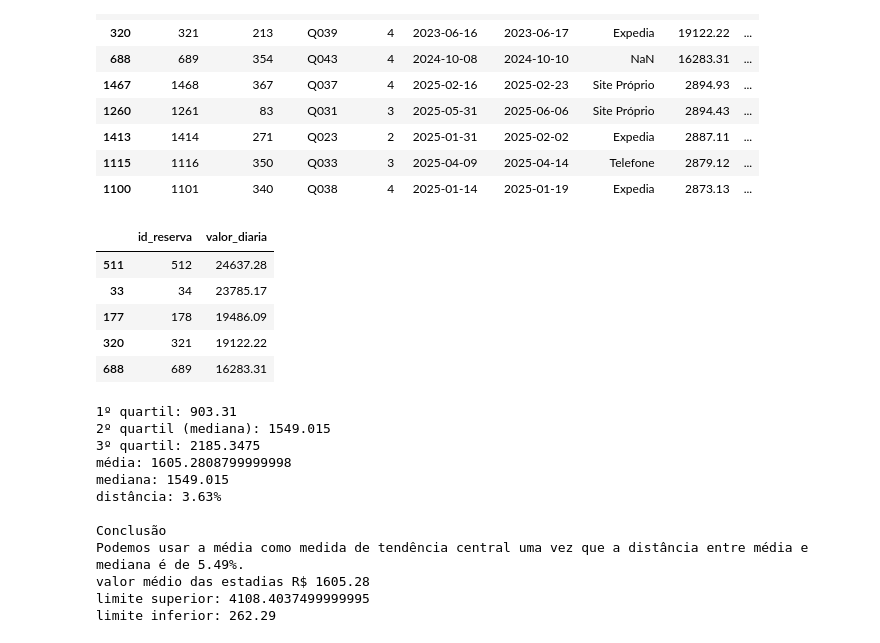
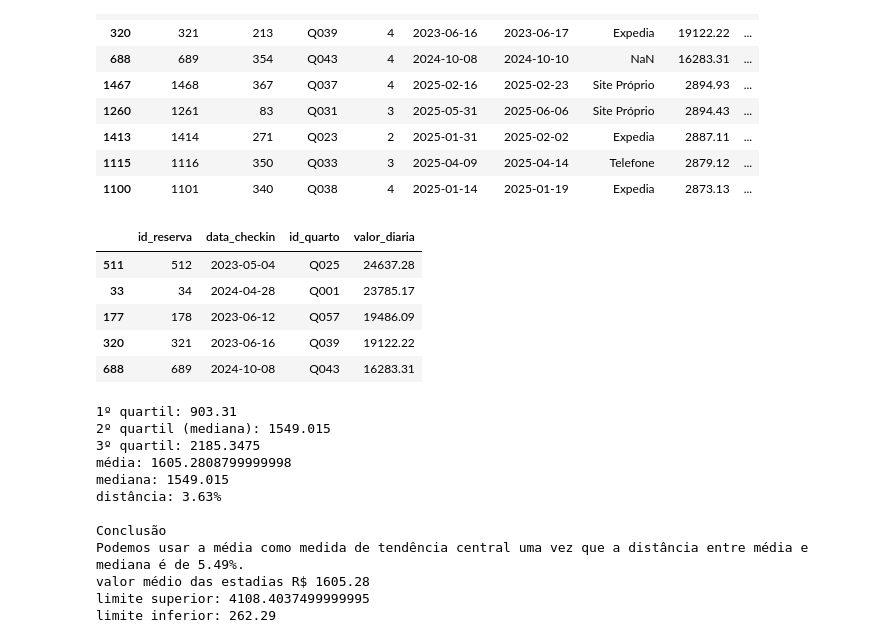
Before and after one commit to alexxjustino/ProjetoNaraSenac, a Jupyter notebook: AlexProjetoNaraSenac.ipynb, the cells around one changed output. Saved outputs shown, nothing was run; the diff lists cells and outputs as text; code cells hidden in the pictures.

```diff
--- a/AlexProjetoNaraSenac.ipynb
+++ b/AlexProjetoNaraSenac.ipynb
@@ -218,15 +279,15 @@ df_reservas_total.sort_values(by='valor_diaria', ascending=False).head(10)
 #remov_nan = df_reservas_total.drop(df_reservas_total[df_reservas_total['valor_diaria'].isna()])
 # %%
 #Valores de diária extremamente altos,acima de R$ 15.000 (outliers)
-df_reservas_quarto = df_reservas_total.groupby('id_reserva')['valor_diaria'].sum().reset_index()
+df_reservas_quarto = df_reservas_total.groupby ([ 'id_reserva', 'data_checkin','id_quarto'] )['valor_diaria'].sum().reset_index()
 df_reservas_quarto.sort_values(by='valor_diaria', ascending=False).head(5)
 # %% [output]
-|  | id_reserva | valor_diaria |
-| 511 | 512 | 24637.28 |
-| 33 | 34 | 23785.17 |
-| 177 | 178 | 19486.09 |
-| 320 | 321 | 19122.22 |
-| 688 | 689 | 16283.31 |
+|  | id_reserva | data_checkin | id_quarto | valor_diaria |
+| 511 | 512 | 2023-05-04 | Q025 | 24637.28 |
+| 33 | 34 | 2024-04-28 | Q001 | 23785.17 |
+| 177 | 178 | 2023-06-12 | Q057 | 19486.09 |
+| 320 | 321 | 2023-06-16 | Q039 | 19122.22 |
+| 688 | 689 | 2024-10-08 | Q043 | 16283.31 |
 # %%
 array_df_reservas = np.array(df_reservas_quarto['valor_diaria'])
 q1_df_reservas = np.percentile(array_df_reservas, 25)
```
Also changed, not shown: parts of 13 cells of this notebook.
